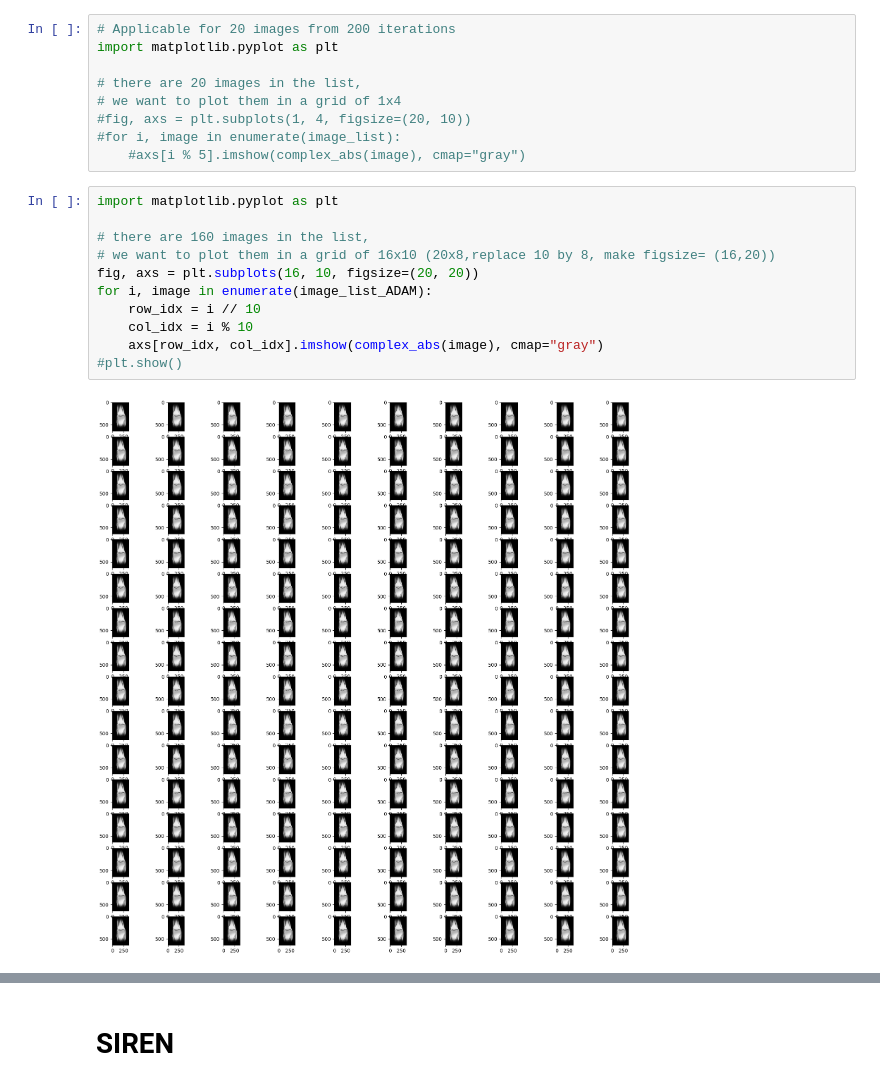
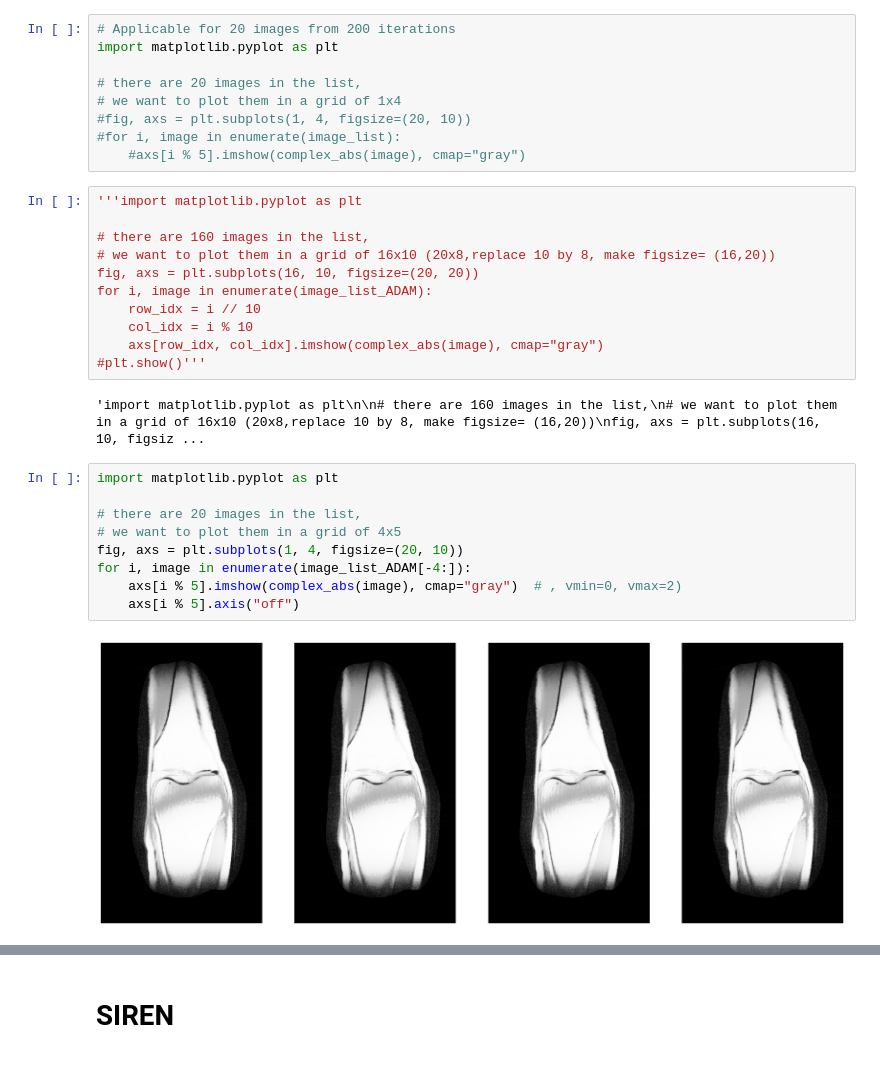
Before and after one commit to gRox167/ese5934_project, a Jupyter notebook: framework_Rezwana_Modified.ipynb, the cells around one changed output, grey strips where cells are left out. Saved outputs shown, nothing was run; the diff lists cells and outputs as text.

```diff
--- a/framework_Rezwana_Modified.ipynb
+++ b/framework_Rezwana_Modified.ipynb
@@ -257,7 +261,7 @@ import matplotlib.pyplot as plt
 #for i, image in enumerate(image_list):
     #axs[i % 5].imshow(complex_abs(image), cmap="gray")
 # %%
-import matplotlib.pyplot as plt
+'''import matplotlib.pyplot as plt
 
 # there are 160 images in the list,
 # we want to plot them in a grid of 16x10 (20x8,replace 10 by 8, make figsize= (16,20))
@@ -266,9 +270,20 @@ for i, image in enumerate(image_list_ADAM):
     row_idx = i // 10
     col_idx = i % 10
     axs[row_idx, col_idx].imshow(complex_abs(image), cmap="gray")
-#plt.show()
+#plt.show()'''
 # %% [output]
-[figure, removed]
+'import matplotlib.pyplot as plt\n\n# there are 160 images in the list,\n# we want to plot them in a grid of 16x10 (20x8,replace 10 by 8, make figsize= (16,20))\nfig, axs = plt.subplots(16, 10, figsiz ...
+# %%
+import matplotlib.pyplot as plt
+
+# there are 20 images in the list,
+# we want to plot them in a grid of 4x5
+fig, axs = plt.subplots(1, 4, figsize=(20, 10))
+for i, image in enumerate(image_list_ADAM[-4:]):
+    axs[i % 5].imshow(complex_abs(image), cmap="gray")  # , vmin=0, vmax=2)
+    axs[i % 5].axis("off")
+# %% [output]
+[figure, added]
 # %%
 import matplotlib.pyplot as plt
 
```
Also changed, not shown: parts of 25 cells of this notebook.
